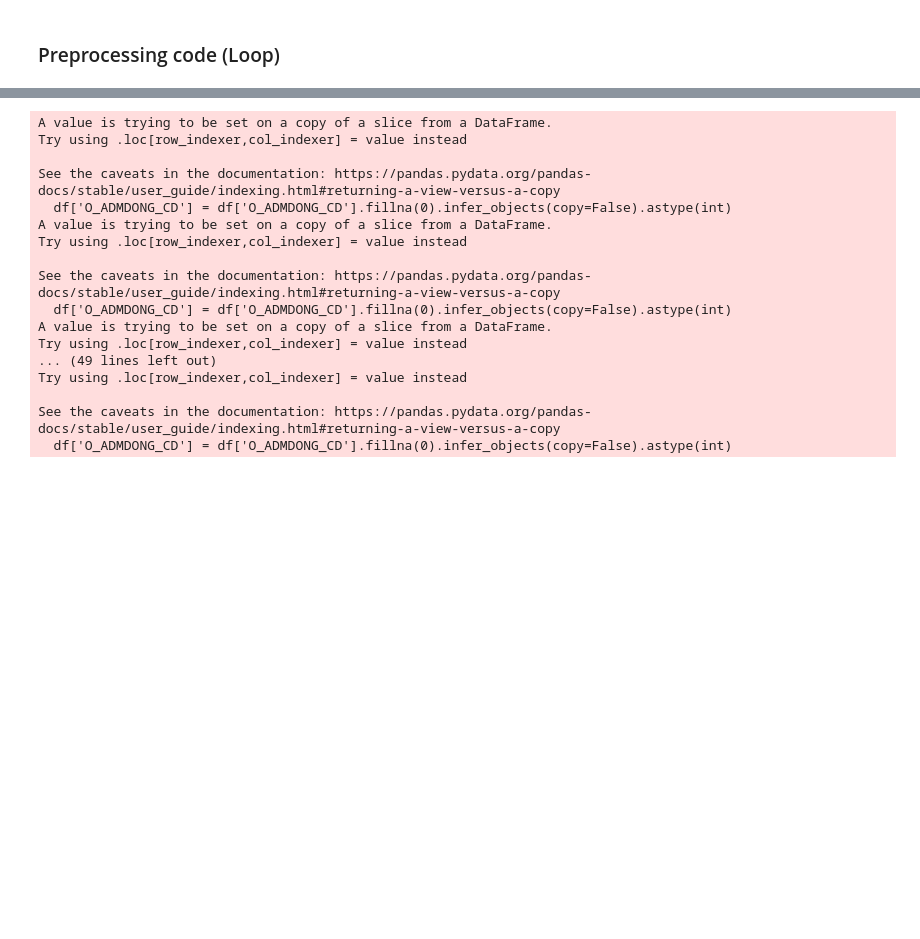
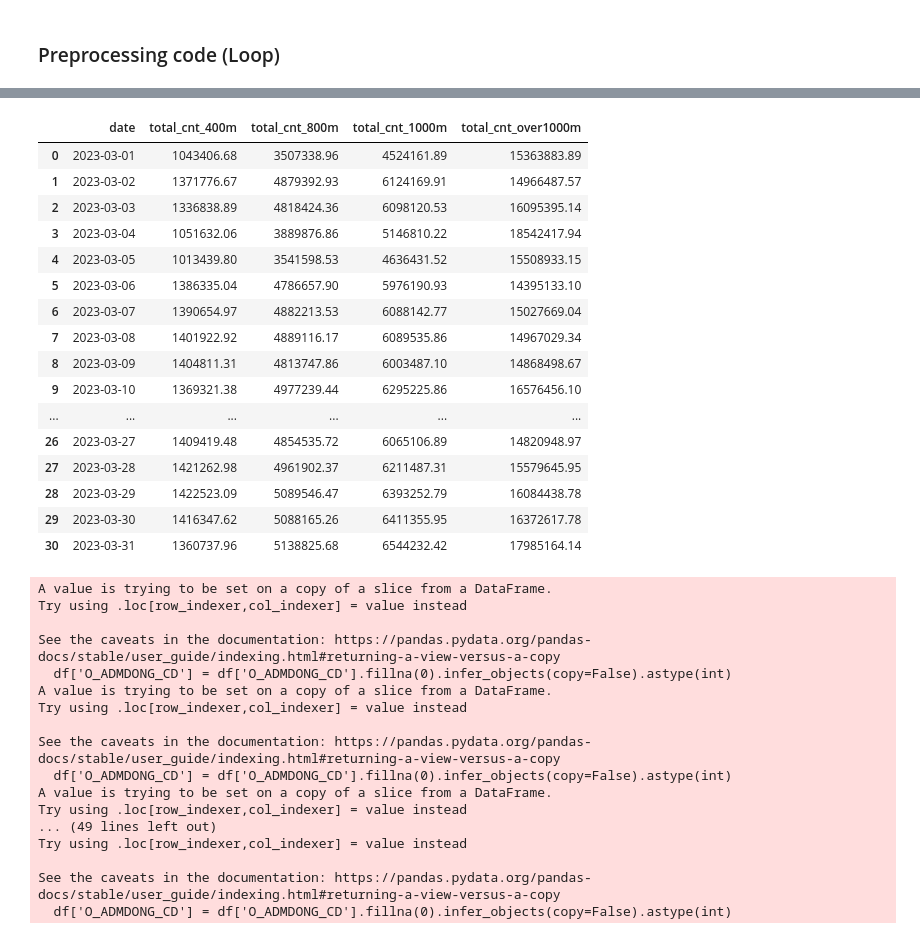
Before and after one commit to jieun0441/XMC, a Jupyter notebook: Time_15min_M_B_Self_containment_Calculation_dong_ver3.ipynb, the cells around one changed output, grey strips where cells are left out. Cells and saved outputs as stored; diff of their text form; code cells hidden in the pictures; blank space fills up the shorter version.

```diff
--- a/Time_15min_M_B_Self_containment_Calculation_dong_ver3.ipynb
+++ b/Time_15min_M_B_Self_containment_Calculation_dong_ver3.ipynb
@@ -363,0 +469,87 @@ all_summary_df.to_excel("/content/drive/MyDrive/FMC_Data/Calculation_cnt_within1
+# %%
+#@title distance bands with 수도권 전체
+#@title count by distance bands
+import pandas as pd
+from glob import glob
+
+# Function to calculate total counts
+def calculate_total_cnt(df, time_condition):
+    return df.loc[time_condition, 'CNT'].sum()
+
+# List to store each day's summary data
+all_summaries = []
+
+# Loop through each day of March
+for day in range(1, 32):
+    # Generate the filename based on the day
+    file_path = f'/content/drive/MyDrive/FMC_Data/M-B_dong_202303/seoul_purpose_admdong3_202303{day:02d}.csv'
+
+    # Read the CSV file
+    df = pd.read_csv(file_path, engine='python')
+
+    # Filter the purpose 2,4,5,6,7 (non-work)
+    df = df[df['MOVE_PURPOSE'].isin([2, 4, 5, 6, 7])]
+
+    # Drop rows where 'O_ADMDONG_CD' or 'D_ADMDONG_CD' is "\N" or blank
+    df = df[(df['O_ADMDONG_CD'] != '\\N') & df['O_ADMDONG_CD'].notnull() & (df['D_ADMDONG_CD'] != '\\N') & df['D_ADMDONG_CD'].notnull() & (df['IN_FORN_DIV_NM'] == "내국인")]
+
+    # Convert 'O_ADMDONG_CD' and 'D_ADMDONG_CD' to integers, replacing NaN with 0 and filtering out zeros
+    df.loc[:,'O_ADMDONG_CD'] = df.loc[:,'O_ADMDONG_CD'].fillna(0).infer_objects(copy=False).astype(int)
+    df.loc[:,'D_ADMDONG_CD'] = df.loc[:,'D_ADMDONG_CD'].fillna(0).infer_objects(copy=False).astype(int)
+    df = df[(df['O_ADMDONG_CD'] != 0) & (df['D_ADMDONG_CD'] != 0)]
+
+    # # Create the O_SEOUL variable
+    # df.loc[:,'O_SEOUL'] = df.loc[:,'O_ADMDONG_CD'].apply(lambda x: 1 if str(x).startswith('11') else 0)
+
+    # # Create the D_SEOUL variable
+    # df.loc[:,'D_SEOUL'] = df.loc[:,'D_ADMDONG_CD'].apply(lambda x: 1 if str(x).startswith('11') else 0)
+
+    # # Filter the dataframe to keep only rows where 'O_SEOUL' is 1
+    # df = df.loc[df['O_SEOUL'] == 1]
+
+    # # Calculate the total counts
+    # total_cnt_15min = calculate_total_cnt(df, df['MOVE_TIME'] <= 15)
+    # total_cnt_20min = calculate_total_cnt(df, df['MOVE_TIME'] <= 20)
+    # total_cnt_30min = calculate_total_cnt(df, df['MOVE_TIME'] <= 30)
+    # total_cnt_over30min = calculate_total_cnt(df, df['MOVE_TIME'] > 30)
+
+    # Calculate the total counts
+    total_cnt_400m = calculate_total_cnt(df, df['MOVE_DIST'] <= 400)
+    total_cnt_800m = calculate_total_cnt(df, df['MOVE_DIST'] <= 800)
+    total_cnt_1000m = calculate_total_cnt(df, df['MOVE_DIST'] <= 1000)
+    total_cnt_over1000m = calculate_total_cnt(df, df['MOVE_DIST'] > 1000)
+
+    # Append the results to the list
+    all_summaries.append({
+        'date': f'2023-03-{day:02d}',
+        # 'total_cnt_15min': total_cnt_15min,
+        # 'total_cnt_20min': total_cnt_20min,
+        # 'total_cnt_30min': total_cnt_30min,
+        # 'total_cnt_over30min': total_cnt_over30min
+
+        'total_cnt_400m': total_cnt_400m,
+        'total_cnt_800m': total_cnt_800m,
+        'total_cnt_1000m': total_cnt_1000m,
+        'total_cnt_over1000m': total_cnt_over1000m})
+
+# Convert the list of summaries into a DataFrame
+all_summary_df = pd.DataFrame(all_summaries)
+all_summary_df
+# %% [output]
+|  | date | total_cnt_400m | total_cnt_800m | total_cnt_1000m | total_cnt_over1000m |
+| 0 | 2023-03-01 | 1043406.68 | 3507338.96 | 4524161.89 | 15363883.89 |
+| 1 | 2023-03-02 | 1371776.67 | 4879392.93 | 6124169.91 | 14966487.57 |
+| 2 | 2023-03-03 | 1336838.89 | 4818424.36 | 6098120.53 | 16095395.14 |
+| 3 | 2023-03-04 | 1051632.06 | 3889876.86 | 5146810.22 | 18542417.94 |
+| 4 | 2023-03-05 | 1013439.80 | 3541598.53 | 4636431.52 | 15508933.15 |
+| 5 | 2023-03-06 | 1386335.04 | 4786657.90 | 5976190.93 | 14395133.10 |
+| 6 | 2023-03-07 | 1390654.97 | 4882213.53 | 6088142.77 | 15027669.04 |
+| 7 | 2023-03-08 | 1401922.92 | 4889116.17 | 6089535.86 | 14967029.34 |
+| 8 | 2023-03-09 | 1404811.31 | 4813747.86 | 6003487.10 | 14868498.67 |
+| 9 | 2023-03-10 | 1369321.38 | 4977239.44 | 6295225.86 | 16576456.10 |
+| ... | ... | ... | ... | ... | ... |
+| 26 | 2023-03-27 | 1409419.48 | 4854535.72 | 6065106.89 | 14820948.97 |
+| 27 | 2023-03-28 | 1421262.98 | 4961902.37 | 6211487.31 | 15579645.95 |
+| 28 | 2023-03-29 | 1422523.09 | 5089546.47 | 6393252.79 | 16084438.78 |
+| 29 | 2023-03-30 | 1416347.62 | 5088165.26 | 6411355.95 | 16372617.78 |
+| 30 | 2023-03-31 | 1360737.96 | 5138825.68 | 6544232.42 | 17985164.14 |
```
Also changed, not shown: parts of 8 cells of this notebook.
